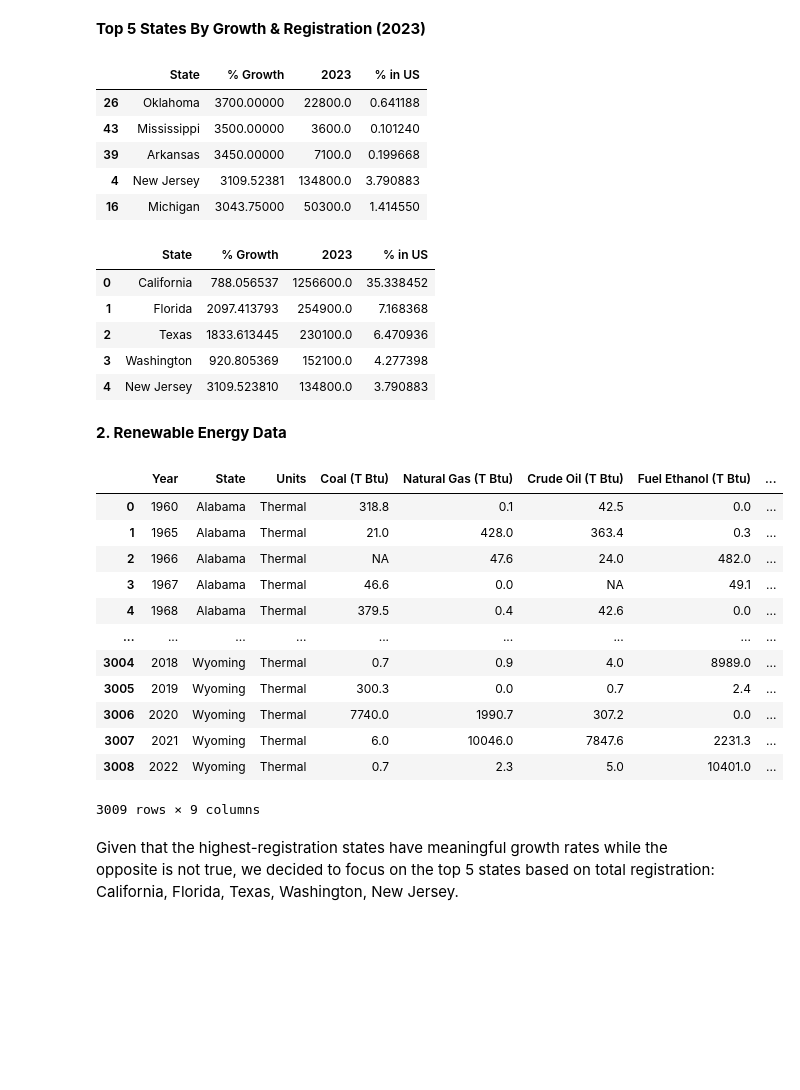
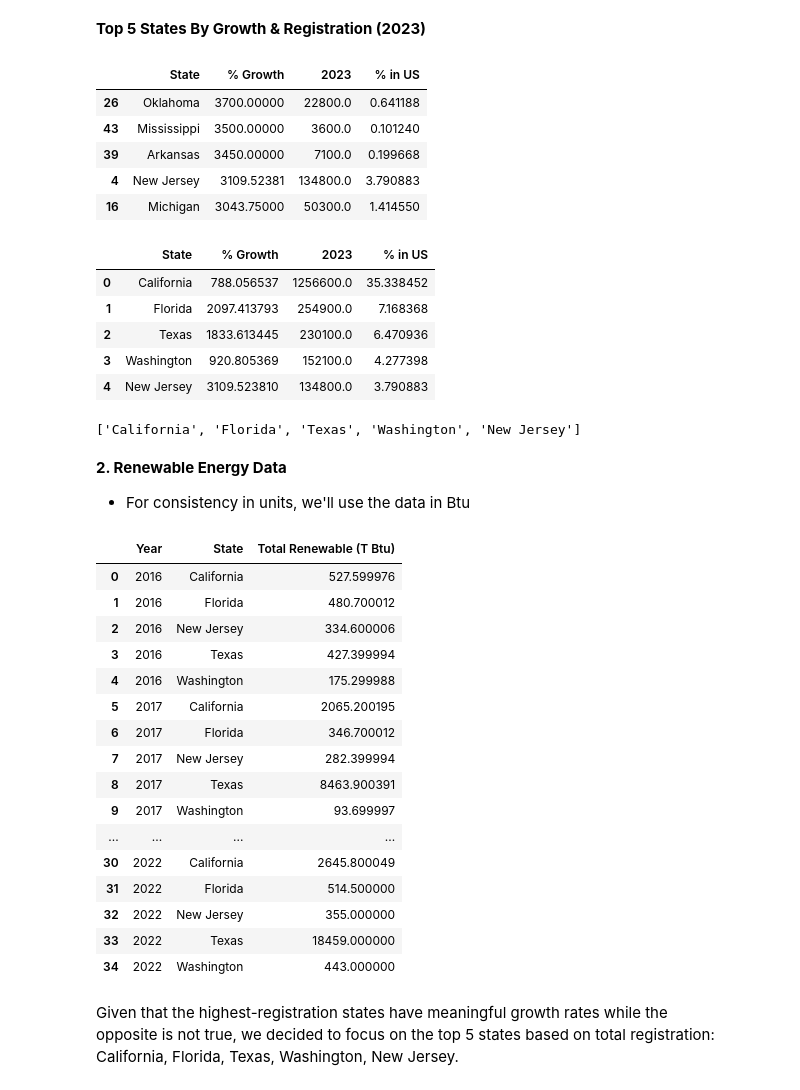
Before and after one commit to kyle-du/ev-research-proj, a Jupyter notebook: INFO2950_Phase 2_Deliverable.ipynb, the cells around one changed output. Drawn from its saved outputs; the diff is of its cells as text; code cells hidden in the pictures; blank space fills up the shorter version.

```diff
--- a/INFO2950_Phase 2_Deliverable.ipynb
+++ b/INFO2950_Phase 2_Deliverable.ipynb
@@ -500,6 +500,9 @@ top_count = summary_df.sort_values(by='2023', ascending=False)
 
 display(top_growth.head(n=5))
 display(top_count.head(n=5))
+
+top_states = top_count.loc[0:4, 'State'].to_list()
+print(top_states)
 # %% [output]
 |  | State | % Growth | 2023 | % in US |
 | 26 | Oklahoma | 3700.00000 | 22800.0 | 0.641188 |
@@ -513,25 +516,41 @@ display(top_count.head(n=5))
 | 2 | Texas | 1833.613445 | 230100.0 | 6.470936 |
 | 3 | Washington | 920.805369 | 152100.0 | 4.277398 |
 | 4 | New Jersey | 3109.523810 | 134800.0 | 3.790883 |
+['California', 'Florida', 'Texas', 'Washington', 'New Jersey']
 # %% [markdown]
 **2. Renewable Energy Data**
+* For consistency in units, we'll use the data in Btu
 # %%
-physical_units_df
-thermal_units_df
+clean_renewable_df = duckdb.sql("""
+    SELECT Year, State,
+           SUM(CAST("Fuel Ethanol (T Btu)" AS FLOAT) +
+               CAST("Biodiesel (T Btu)" AS FLOAT) +
+               CAST("Renewable Diesel (T Btu)" AS FLOAT)) AS "Total Renewable (T Btu)"
+    FROM thermal_units_df
+    WHERE State IN ('California', 'Florida', 'Texas', 'Washington', 'New Jersey') AND Year > 2015
+    GROUP BY Year, State
+    ORDER BY Year, State
+    """).df()
+
+display(clean_renewable_df)
 # %% [output]
-|  | Year | State | Units | Coal (T Btu) | Natural Gas (T Btu) | Crude Oil (T Btu) | Fuel Ethanol (T Btu) | ... |
-| 0 | 1960 | Alabama | Thermal | 318.8 | 0.1 | 42.5 | 0.0 | ... |
-| 1 | 1965 | Alabama | Thermal | 21.0 | 428.0 | 363.4 | 0.3 | ... |
-| 2 | 1966 | Alabama | Thermal | NA | 47.6 | 24.0 | 482.0 | ... |
-| 3 | 1967 | Alabama | Thermal | 46.6 | 0.0 | NA | 49.1 | ... |
-| 4 | 1968 | Alabama | Thermal | 379.5 | 0.4 | 42.6 | 0.0 | ... |
-| ... | ... | ... | ... | ... | ... | ... | ... | ... |
-| 3004 | 2018 | Wyoming | Thermal | 0.7 | 0.9 | 4.0 | 8989.0 | ... |
-| 3005 | 2019 | Wyoming | Thermal | 300.3 | 0.0 | 0.7 | 2.4 | ... |
-| 3006 | 2020 | Wyoming | Thermal | 7740.0 | 1990.7 | 307.2 | 0.0 | ... |
-| 3007 | 2021 | Wyoming | Thermal | 6.0 | 10046.0 | 7847.6 | 2231.3 | ... |
-| 3008 | 2022 | Wyoming | Thermal | 0.7 | 2.3 | 5.0 | 10401.0 | ... |
+|  | Year | State | Total Renewable (T Btu) |
+| 0 | 2016 | California | 527.599976 |
+| 1 | 2016 | Florida | 480.700012 |
+| 2 | 2016 | New Jersey | 334.600006 |
+| 3 | 2016 | Texas | 427.399994 |
+| 4 | 2016 | Washington | 175.299988 |
+| 5 | 2017 | California | 2065.200195 |
+| 6 | 2017 | Florida | 346.700012 |
+| 7 | 2017 | New Jersey | 282.399994 |
+| 8 | 2017 | Texas | 8463.900391 |
+| 9 | 2017 | Washington | 93.699997 |
+| ... | ... | ... | ... |
+| 30 | 2022 | California | 2645.800049 |
+| 31 | 2022 | Florida | 514.500000 |
+| 32 | 2022 | New Jersey | 355.000000 |
+| 33 | 2022 | Texas | 18459.000000 |
+| 34 | 2022 | Washington | 443.000000 |
-3009 rows × 9 columns
 # %% [markdown]
 Given that the highest-registration states have meaningful growth rates while the opposite is not true, we decided to focus on the top 5 states based on total registration: California, Florida, Texas, Washington, New Jersey.
 # %% [markdown]
```
Also changed, not shown: parts of 27 cells of this notebook.
